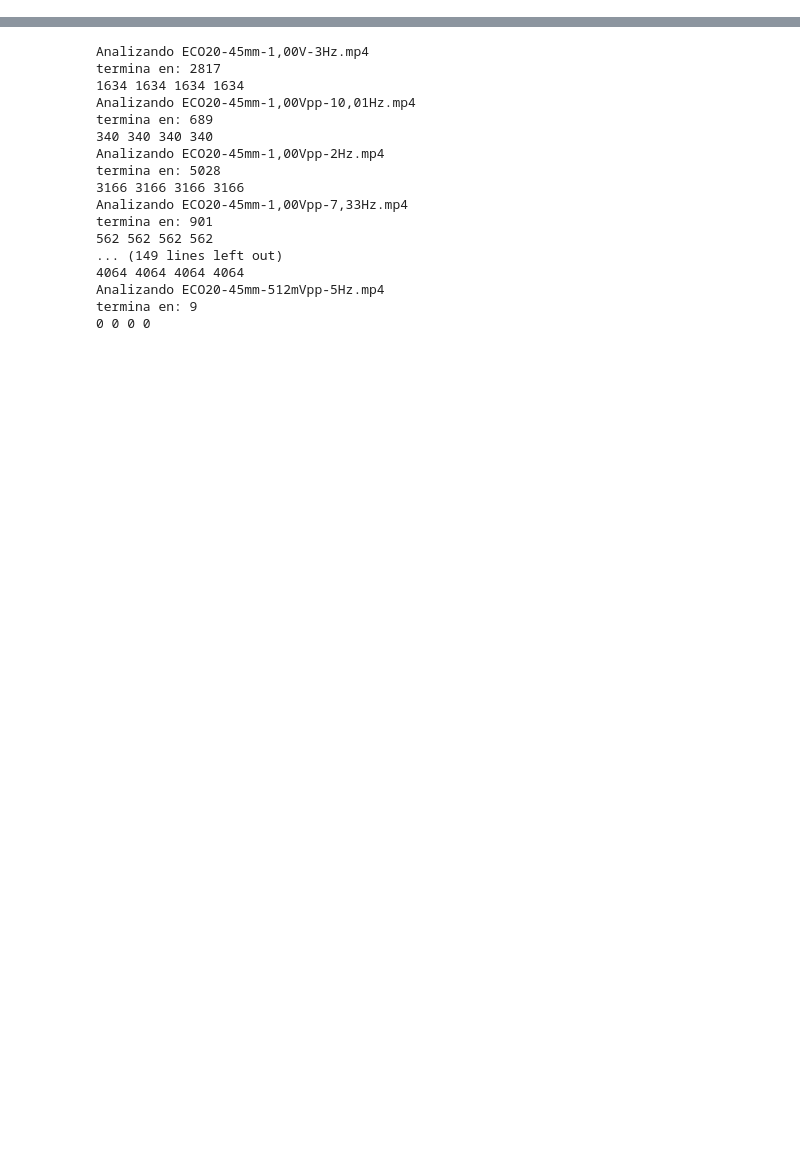
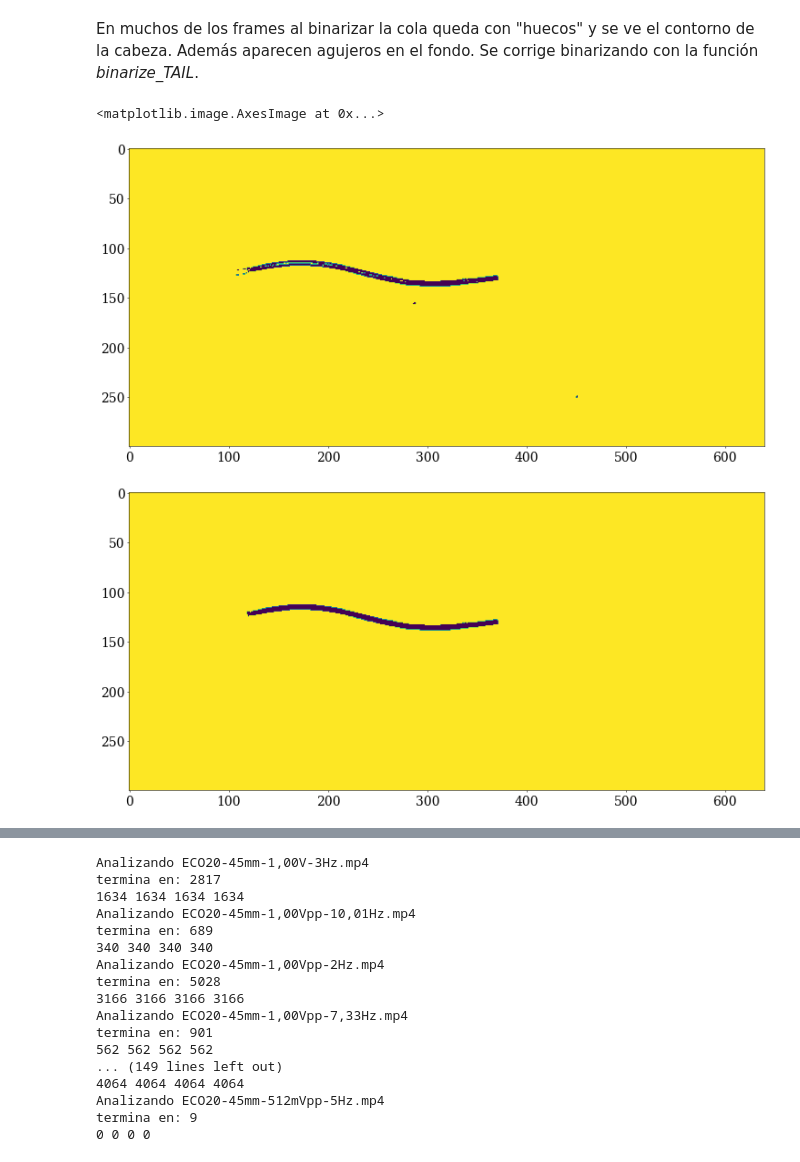
Before and after one commit to gardianc/Nado-ondulatorio, a Jupyter notebook: track_tail.ipynb, the cells around one changed output, grey strips where cells are left out. Drawn from its saved outputs; the diff is of its cells as text; code cells hidden in the pictures; blank space fills up the shorter version.

```diff
--- a/track_tail.ipynb
+++ b/track_tail.ipynb
@@ -264,0 +281,14 @@ im = cortar(im, lim)
+# %% [markdown]
+En muchos de los frames al binarizar la cola queda con "huecos" y se ve el contorno de la cabeza. Además aparecen agujeros en el fondo. Se corrige binarizando con la función _binarize_TAIL_.
+# %%
+im_binary = binarize(im_decap, th=THRESHOLD-15)
+plt.figure()
+plt.imshow(im_binary)
+
+im_binary = binarize_TAIL(im_decap)
+plt.figure()
+plt.imshow(im_binary)
+# %% [output]
+<matplotlib.image.AxesImage at 0x...>
+[figure, added]
+[figure, added]
```
Also changed, not shown: parts of 20 cells of this notebook, 1 other file.
